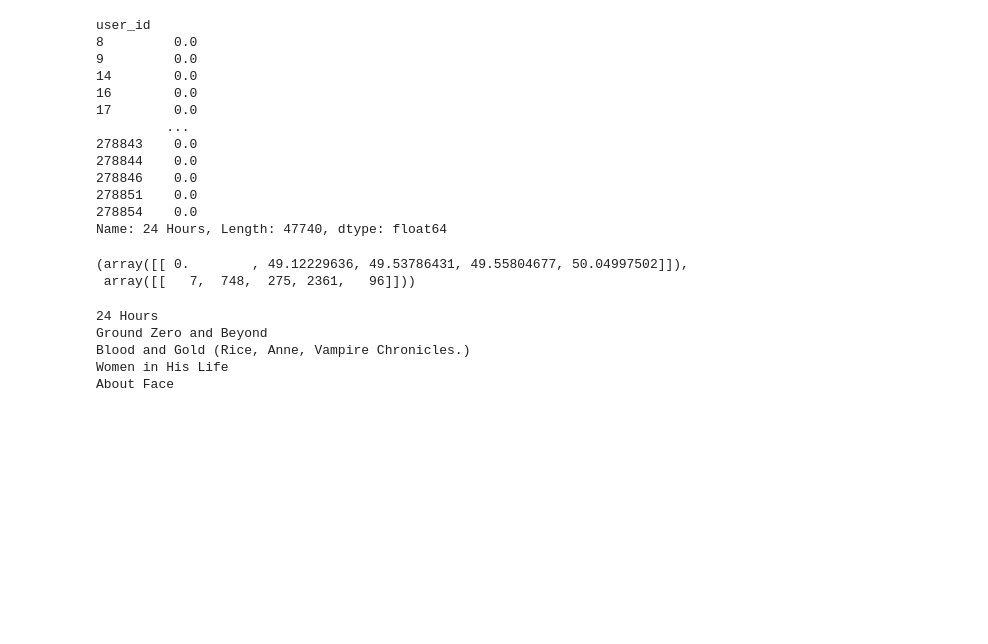
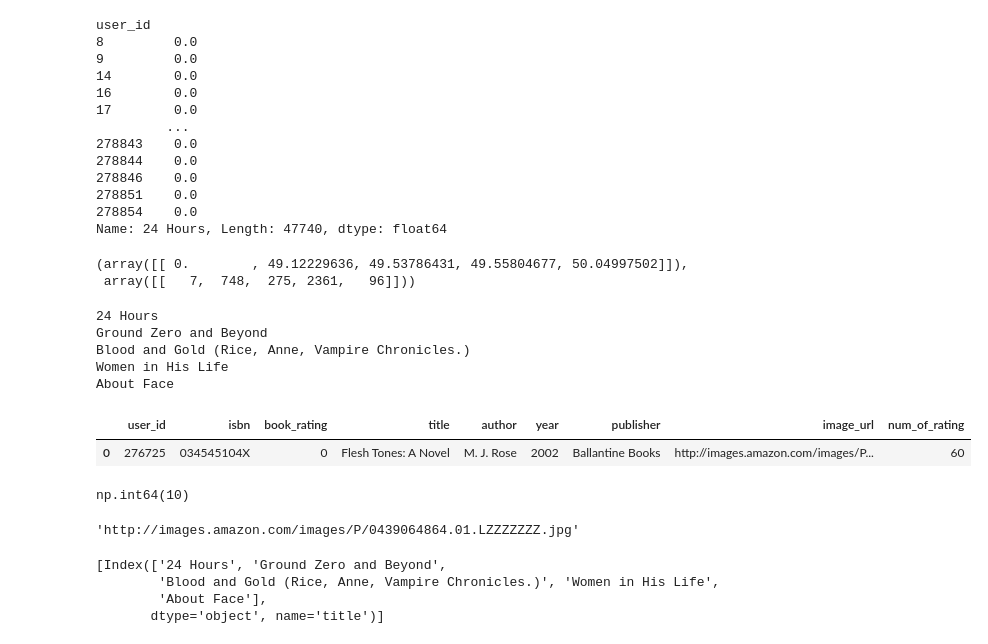
Before and after one commit to Eddythemachine/End-to-End-Books-Recommender-System-Implementation-using-Collaborative-Filtering, a Jupyter notebook: notebook/research.ipynb, the cells around one changed output. Drawn from its saved outputs; the diff is of its cells as text; code cells hidden in the pictures; blank space fills up the shorter version.

```diff
--- a/notebook/research.ipynb
+++ b/notebook/research.ipynb
@@ -413,3 +419,12 @@ Ground Zero and Beyond
 Blood and Gold (Rice, Anne, Vampire Chronicles.)
 Women in His Life
 About Face
+# %%
+final_rating.head(n=1)
+# %% [output]
+|  | user_id | isbn | book_rating | title | author | year | publisher | image_url | num_of_rating |
+| 0 | 276725 | 034545104X | 0 | Flesh Tones: A Novel | M. J. Rose | 2002 | Ballantine Books | http://images.amazon.com/images/P... | 60 |
+# %%
+np.where(book_pivot.index == "4 Blondes")[0][0]
+# %% [output]
+np.int64(10)
@@ -415,0 +433,4 @@ About Face
+# %%
+final_rating.iloc[ids]["image_url"]
+# %% [output]
+'http://images.amazon.com/images/P/0439064864.01.LZZZZZZZ.jpg'
@@ -415,0 +442,7 @@ About Face
+# %%
+book_name
+# %% [output]
+[Index(['24 Hours', 'Ground Zero and Beyond',
+        'Blood and Gold (Rice, Anne, Vampire Chronicles.)', 'Women in His Life',
+        'About Face'],
+       dtype='object', name='title')]
```
Also changed, not shown: parts of 16 cells of this notebook, 30 other files.
